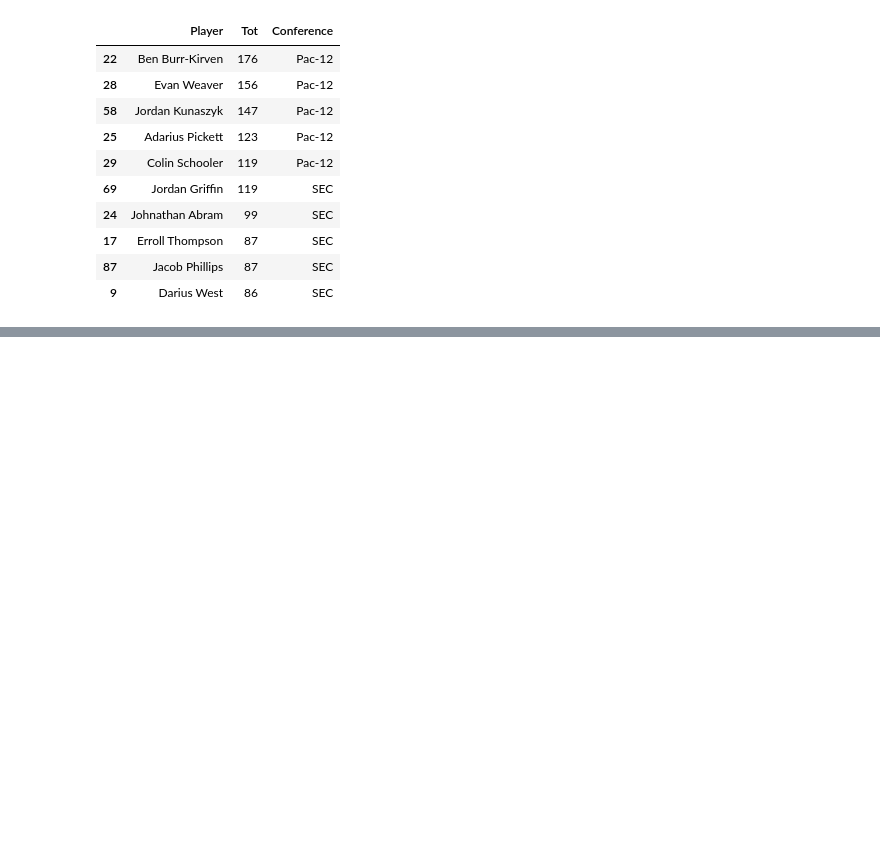
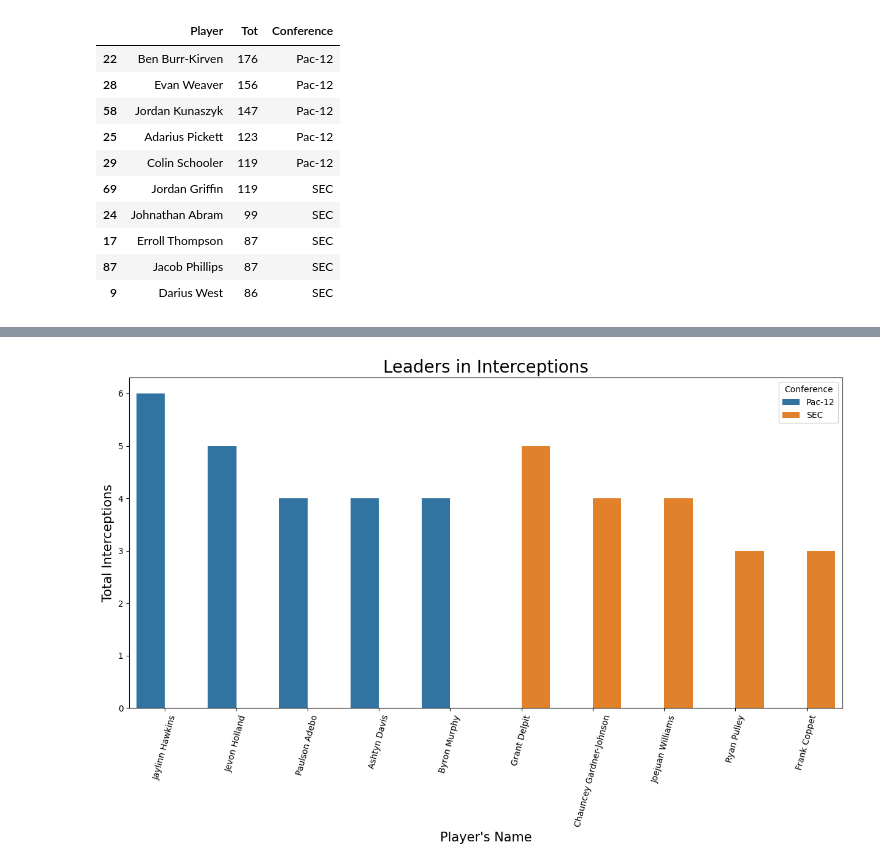
Before and after one commit to blwishom/cognixia, a Jupyter notebook: Practice/cfb_pac12.ipynb, the cells around one changed output, grey strips where cells are left out. Cells and saved outputs as stored; diff of their text form; code cells hidden in the pictures; blank space fills up the shorter version.

```diff
--- a/Practice/cfb_pac12.ipynb
+++ b/Practice/cfb_pac12.ipynb
@@ -92,0 +115,4 @@ sec_most_tackles
+# %%
+sec_ints_group = sec_ints.groupby(['Int'], group_keys=False).apply(lambda interceptions: interceptions)
+sec_most_ints = sec_ints_group.sort_values(by=['Int'], ascending=False).head()
+sec_most_ints
@@ -106,3 +139,7 @@ pac_sec
 | 17 | Erroll Thompson | 87 | SEC |
 | 87 | Jacob Phillips | 87 | SEC |
 | 9 | Darius West | 86 | SEC |
+# %%
+defense_ints = pd.concat([pac_12_most_ints, sec_most_ints])
+pac_sec_ints = defense_ints.groupby(['Int'], group_keys=False).apply(lambda interceptions: interceptions)
+pac_sec_ints
@@ -118,0 +168,10 @@ plt.show()
+# %%
+ax = sns.barplot(data=defense_ints , x='Player', y='Int', hue='Conference')
+ax.figure.set_size_inches(15, 7)
+plt.title('Leaders in Interceptions', size=20)
+plt.xticks(rotation=75)
+plt.xlabel('Player\'s Name', size=15)
+plt.ylabel('Total Interceptions', size=15)
+plt.show()
+# %% [output]
+[figure, added]
```
Also changed, not shown: parts of 6 cells of this notebook.
